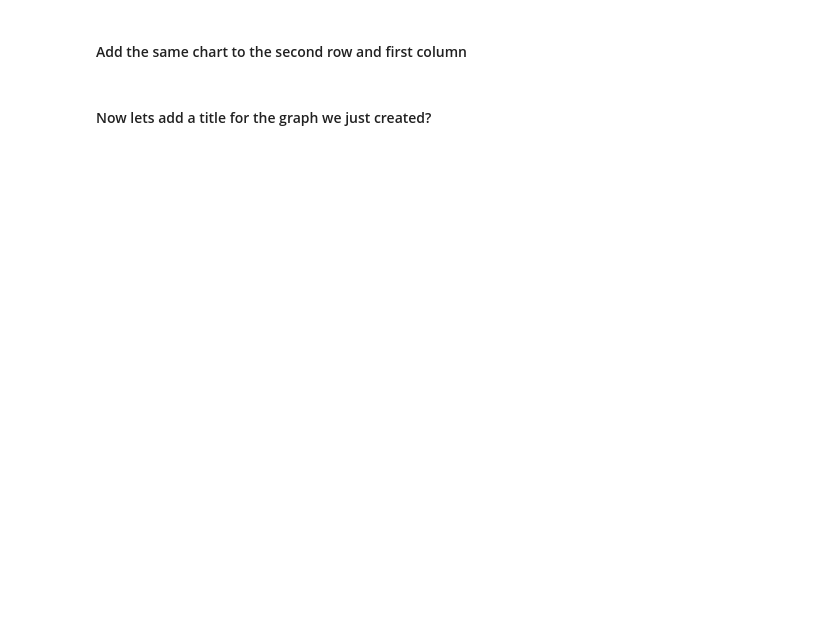
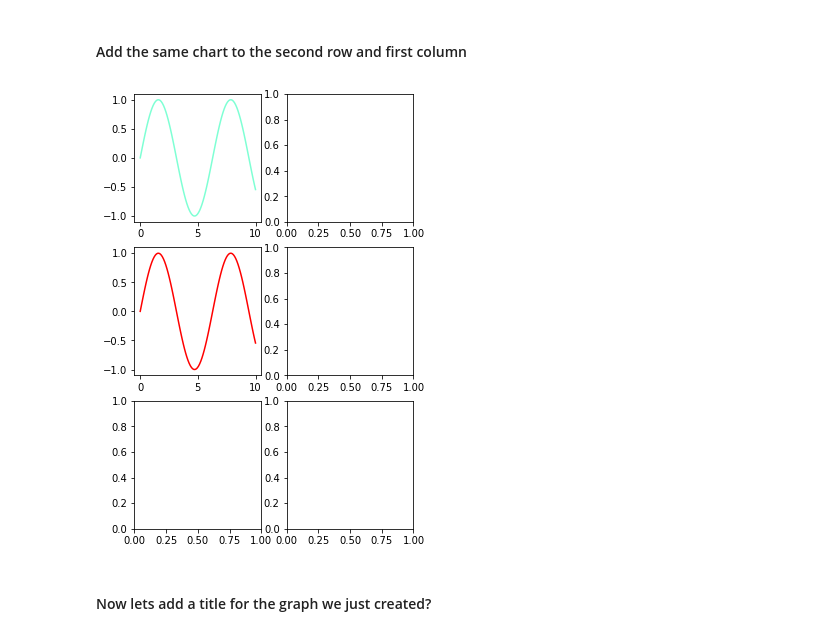
Before and after one commit to zahmedgit/nyc-ds-033020-lectures, a Jupyter notebook: Mod_1/Data_Visualization/Data_Visualizations_Matplotlib.ipynb, the cells around one changed output. Cells and saved outputs as stored; diff of their text form; code cells hidden in the pictures; blank space fills up the shorter version.

```diff
--- a/Mod_1/Data_Visualization/Data_Visualizations_Matplotlib.ipynb
+++ b/Mod_1/Data_Visualization/Data_Visualizations_Matplotlib.ipynb
@@ -209,8 +213,10 @@ fig
 # %% [markdown]
 #### Add the same chart to the second  row and first column
 # %%
-_____.plot(_____,____, color='r')
+axes[1][0].plot(x,y, color='r')
 fig
+# %% [output]
+[figure, added]
 # %% [markdown]
 #### Now lets add a title for the graph we just created?
 # %%
```
Also changed, not shown: parts of 7 cells of this notebook, 3 other files.
